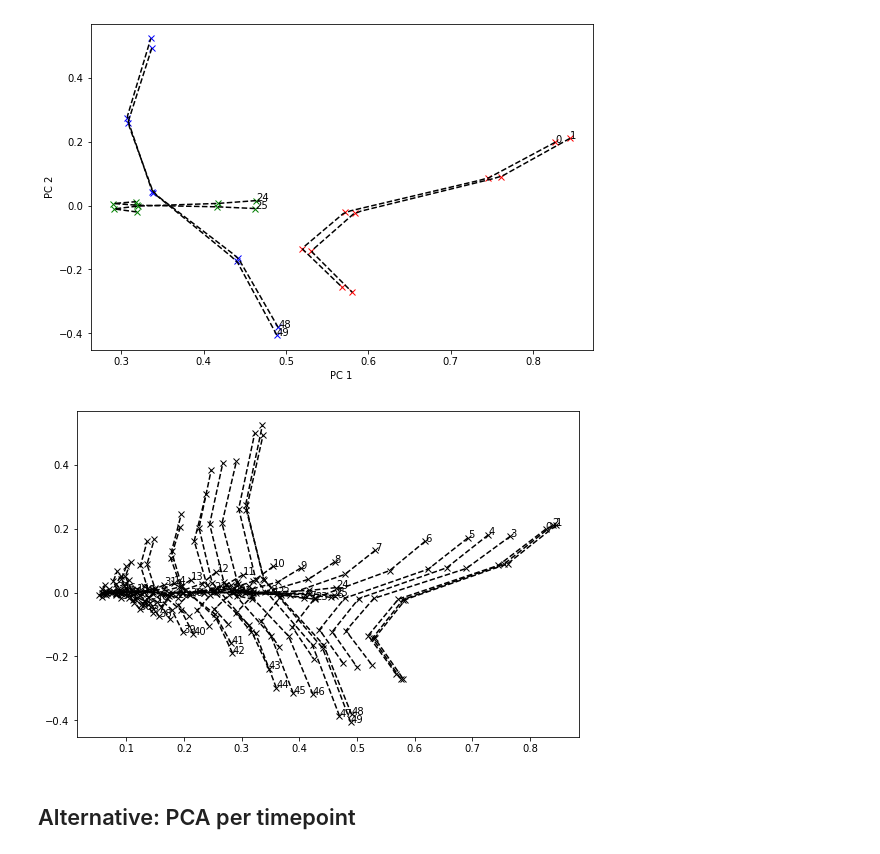
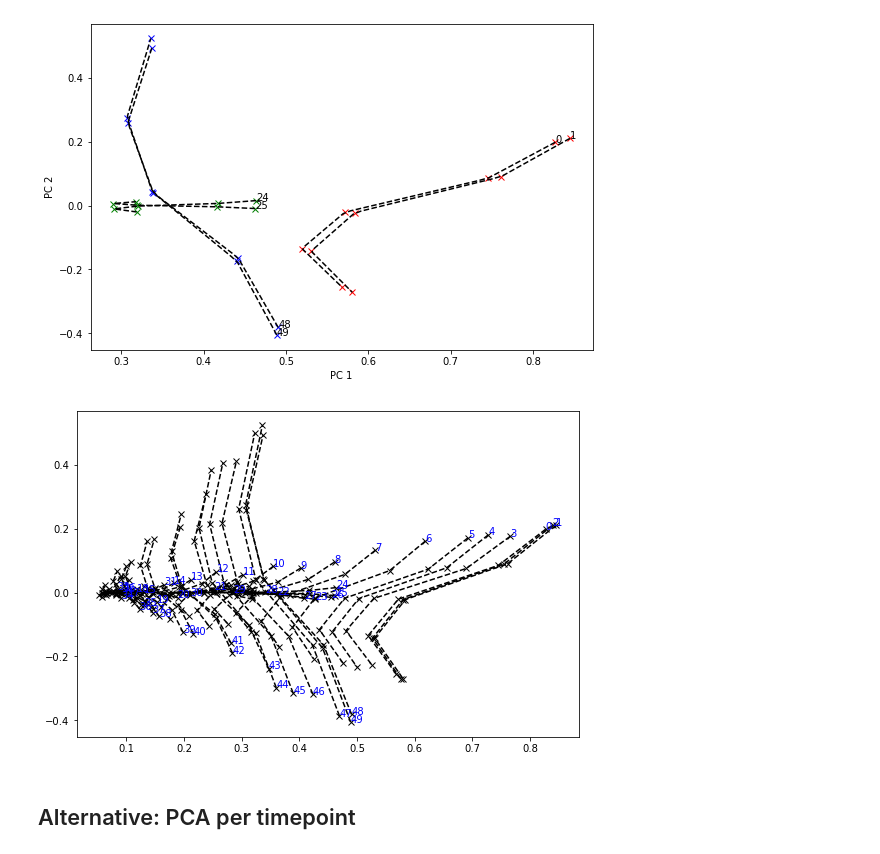
Before and after one commit to swaldherr/podomics, a Jupyter notebook: omics_pod_example.ipynb, the cells around one changed output. Cells and saved outputs as stored; diff of their text form; code cells hidden in the pictures.

```diff
--- a/omics_pod_example.ipynb
+++ b/omics_pod_example.ipynb
@@ -68,7 +84,7 @@ pylab.xlabel("Singular value index")
 Text(0.5, 0, 'Singular value index')
 [figure]
 # %%
-fig, axs = pylab.subplots(1, 4, figsize=(15,4))
+fig, axs = pylab.subplots(1, 4, figsize=(20,4))
 axs[0].plot(df.columns, -Vt.T[:,0], 'r')
 axs[1].plot(df.columns, -Vt.T[:,1], 'r')
 axs[2].plot(df.columns, -Vt.T[:,2], 'r')
@@ -162,13 +178,13 @@ Text(0, 0.5, 'PC 2')
 # %%
 pylab.figure(figsize=(9,6))
 for c in df.columns:
     index = df.columns.get_loc(c)
     traj_1 = RU[:,0] * Vt[0,index] * S[0]
     traj_2 = RU[:,1] * Vt[1,index] * S[1]
     pylab.plot(traj_1, traj_2, 'kx--')
-    pylab.annotate(c, ((traj_1[0], traj_2[0])))
+    pylab.annotate(c, ((traj_1[0], traj_2[0])), c='b')
 # %% [output]
-[figure, old version]
+[figure, new version]
 # %% [markdown]
 ## Alternative: PCA per timepoint
 # %%
```
Also changed, not shown: parts of 9 cells of this notebook, 5 other files.
